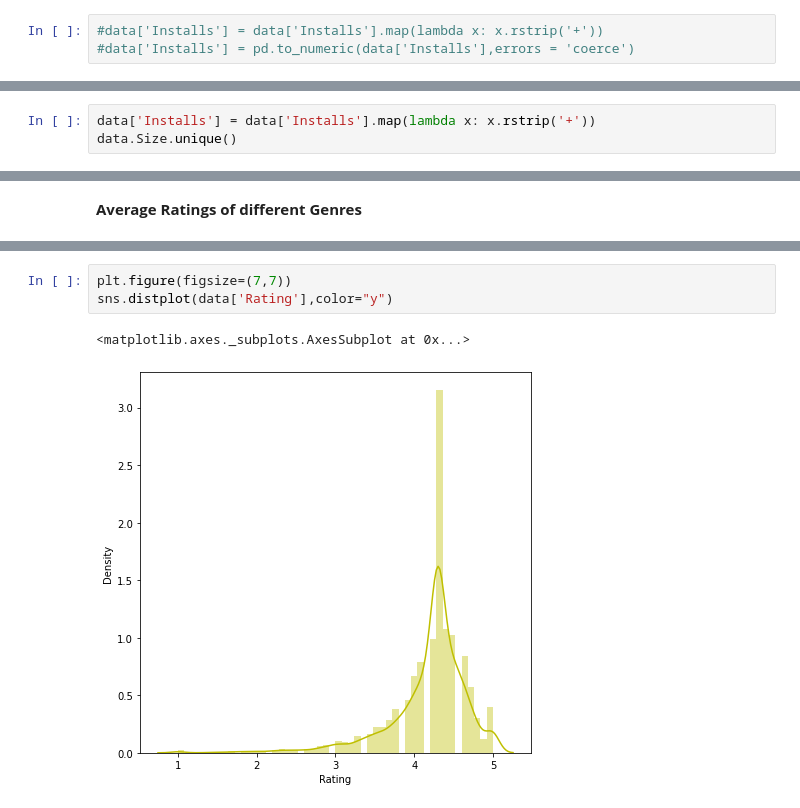
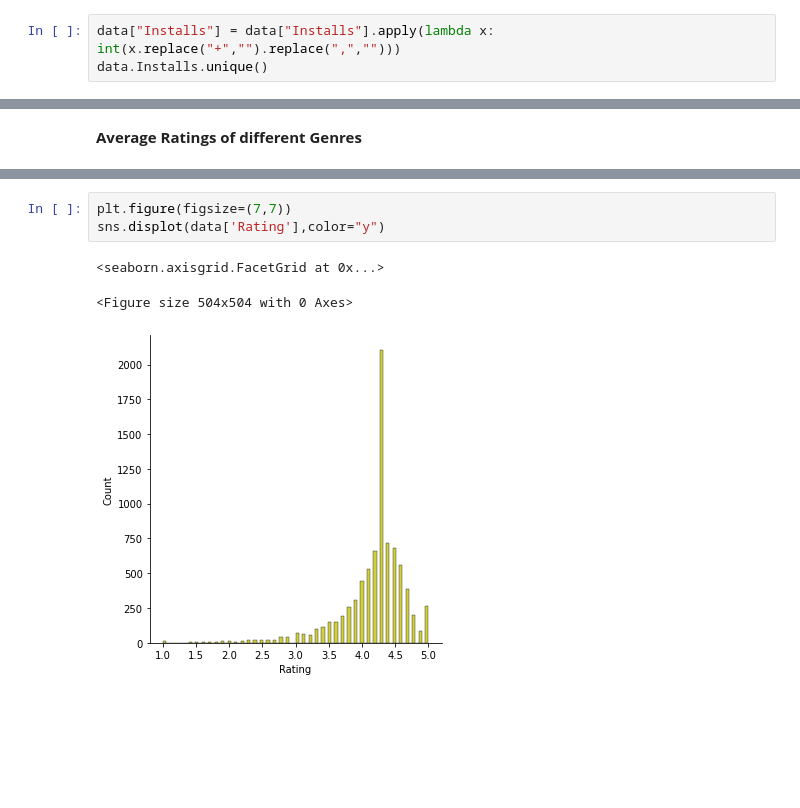
Before and after one commit to anasabbad/Play-Store-App-Review-Analysis--EDA-Capstone, a Jupyter notebook: Play_Store_App_Review_Analysis_Capstone_Project.ipynb, the cells around one changed output, grey strips where cells are left out. Drawn from its saved outputs; the diff is of its cells as text; blank space fills up the shorter version.

```diff
--- a/Play_Store_App_Review_Analysis_Capstone_Project.ipynb
+++ b/Play_Store_App_Review_Analysis_Capstone_Project.ipynb
@@ -289,3 +282,3 @@ we now need to convert the Size, Installs and Price columns to numerical values
 # %%
-#data['Installs'] = data['Installs'].map(lambda x: x.rstrip('+'))
-#data['Installs'] = pd.to_numeric(data['Installs'],errors = 'coerce')
+data["Installs"] = data["Installs"].apply(lambda x: int(x.replace("+","").replace(",","")))
+data.Installs.unique()
@@ -292,3 +289,0 @@ we now need to convert the Size, Installs and Price columns to numerical values
-# %%
-data['Installs'] = data['Installs'].map(lambda x: x.rstrip('+'))
-data.Size.unique()
@@ -526,6 +574,7 @@ top15_genres
 # %%
 plt.figure(figsize=(7,7))
-sns.distplot(data['Rating'],color="y")
+sns.displot(data['Rating'],color="y")
 # %% [output]
-<matplotlib.axes._subplots.AxesSubplot at 0x...>
+<seaborn.axisgrid.FacetGrid at 0x...>
+<Figure size 504x504 with 0 Axes>
-[figure, old version]
+[figure, new version]
```
Also changed, not shown: parts of 13 cells of this notebook.
